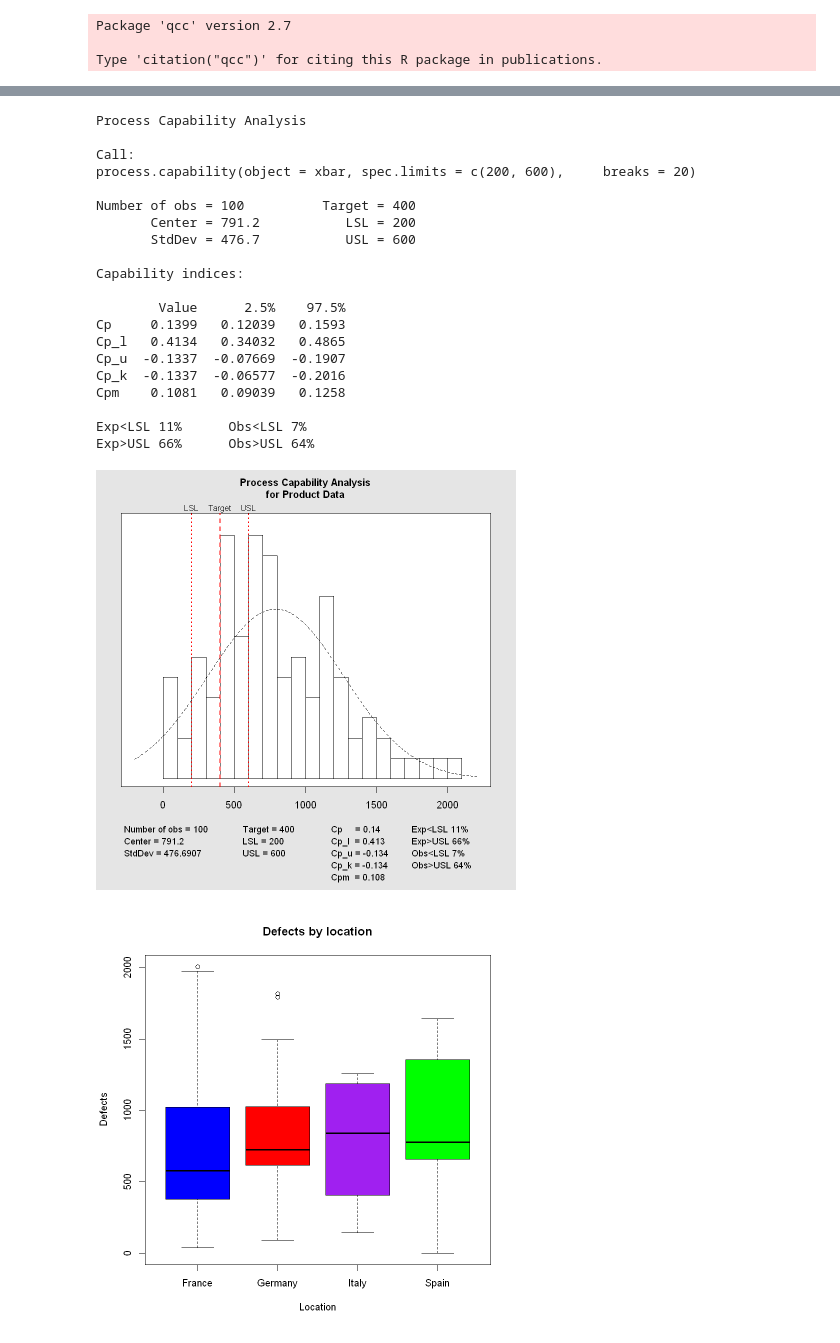
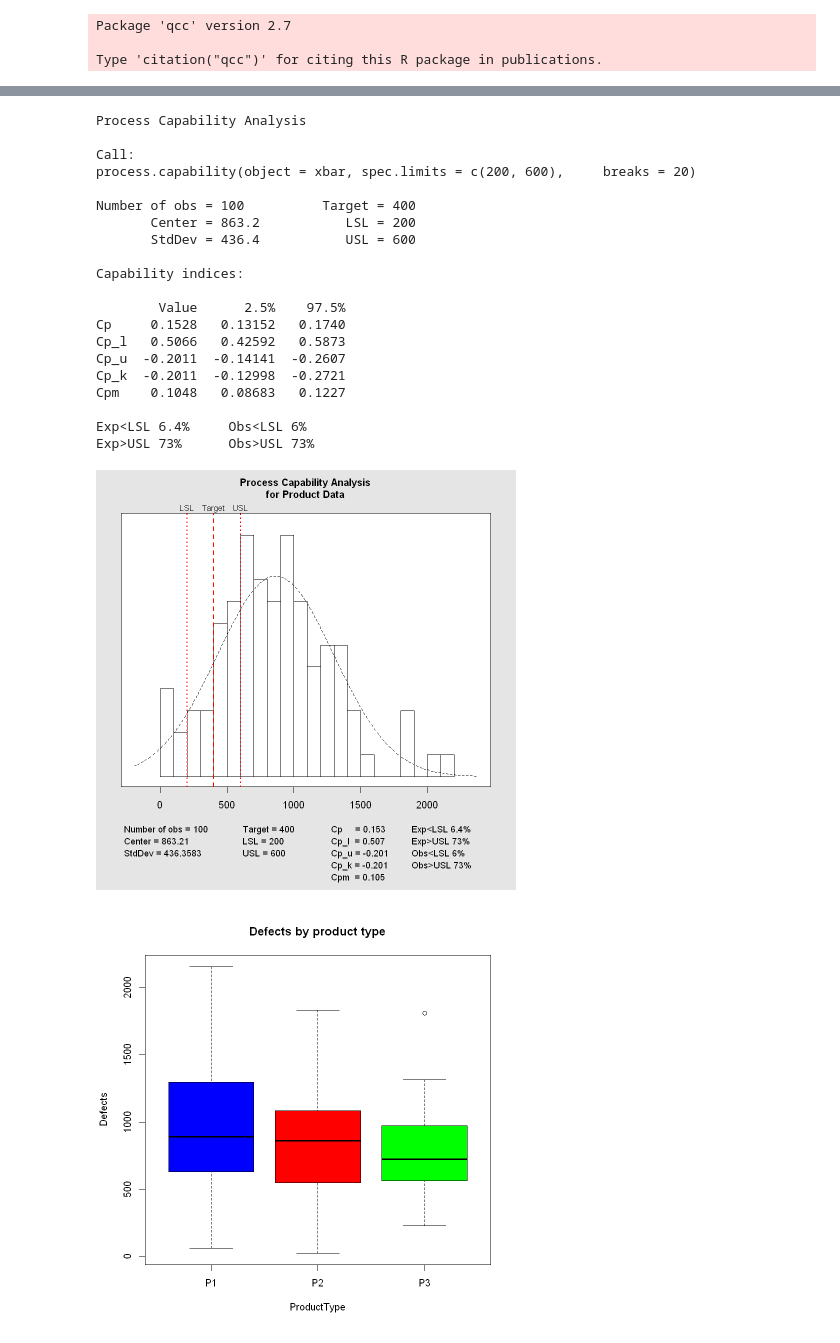
Before and after one commit to snigdhayan/StatMath, a Jupyter notebook: StatisticalMethods/LeanSixSigma.ipynb, the cells around one changed output, grey strips where cells are left out. Drawn from its saved outputs; the diff is of its cells as text; code cells hidden in the pictures.

Commit message:
Refactored aggregation of defects

```diff
--- a/StatisticalMethods/LeanSixSigma.ipynb
+++ b/StatisticalMethods/LeanSixSigma.ipynb
@@ -14,7 +14,7 @@ Type 'citation("qcc")' for citing this R package in publications.
 # %%
 # Create curated manufacting data
 n_types = 3 # number of distinct product types
-n_obs = 10000 # total number of observations
+n_obs = 1000 # total number of observations
 
 # Type of the product per observation
 productType <- round(sample(1:n_types, n_obs, replace = TRUE))
@@ -31,6 +31,9 @@ location <- sample(c("Germany", "France", "Spain", "Italy"), n_obs, replace = TR
 
 # Dataframe of manufacturing data
 df <- data.frame("ProductType" = productType, "Quantity" = quantity, "Defects" = defects, "Location" = location)
+
+# Ratio of defects to quantity
+df <- within(df, DefectRatio <- df$Defects/df$Quantity)
 # %%
 # Generate a sample and visualize it
 sample_size <- 100
@@ -79,29 +83,29 @@ Call:
 process.capability(object = xbar, spec.limits = c(200, 600),     breaks = 20)
 
 Number of obs = 100          Target = 400
-       Center = 791.2           LSL = 200
-       StdDev = 476.7           USL = 600
+       Center = 863.2           LSL = 200
+       StdDev = 436.4           USL = 600
 
 Capability indices:
 
         Value      2.5%    97.5%
-Cp     0.1399   0.12039   0.1593
-Cp_l   0.4134   0.34032   0.4865
-Cp_u  -0.1337  -0.07669  -0.1907
-Cp_k  -0.1337  -0.06577  -0.2016
-Cpm    0.1081   0.09039   0.1258
+Cp     0.1528   0.13152   0.1740
+Cp_l   0.5066   0.42592   0.5873
+Cp_u  -0.2011  -0.14141  -0.2607
+Cp_k  -0.2011  -0.12998  -0.2721
+Cpm    0.1048   0.08683   0.1227
 
-Exp<LSL 11%      Obs<LSL 7%
-Exp>USL 66%      Obs>USL 64%
+Exp<LSL 6.4%     Obs<LSL 6%
+Exp>USL 73%      Obs>USL 73%
-[figure, old version]
+[figure, new version]
 # %%
-# Boxplot of defects by location
-boxplot(data=myData, Defects ~ Location,
-        col = c("blue", "red", "purple", "green"),
+# Boxplot of defects by product type
+boxplot(data=myData, Defects ~ ProductType,
+        col = c("blue", "red", "green"),
         ylab = "Defects",
-        main = "Defects by location")
+        main = "Defects by product type")
 # %% [output]
-[figure, old version]
+[figure, new version]
 # %%
 # Scatteroplot of defects by quantity
 y = myData$Defects
```
Also changed, not shown: parts of 7 cells of this notebook.
